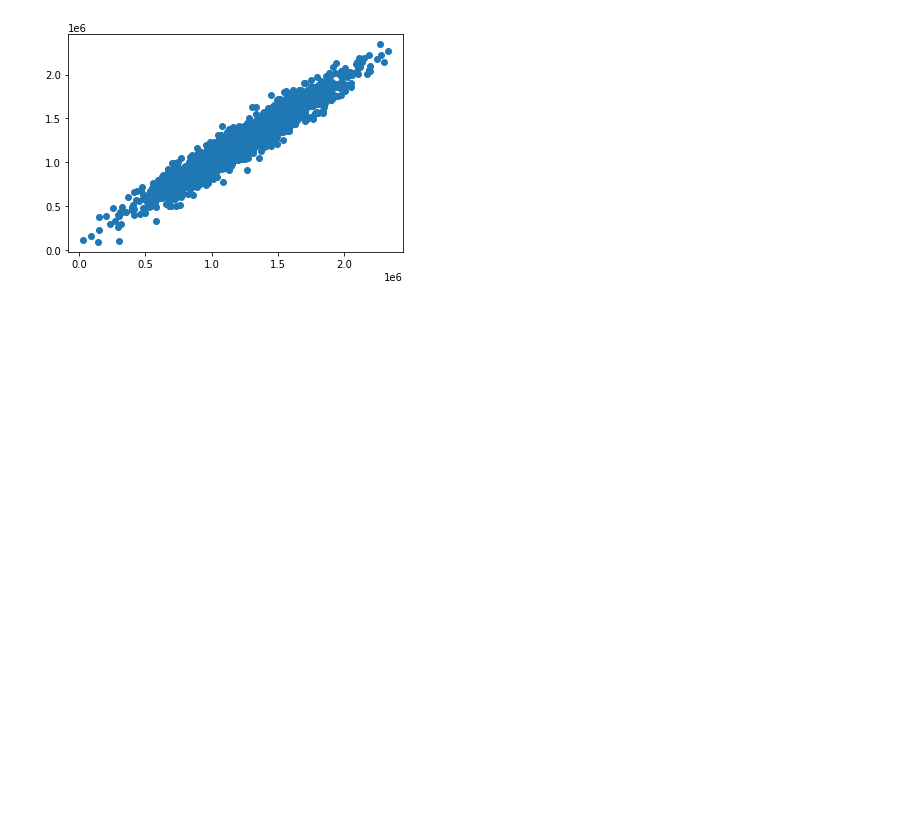
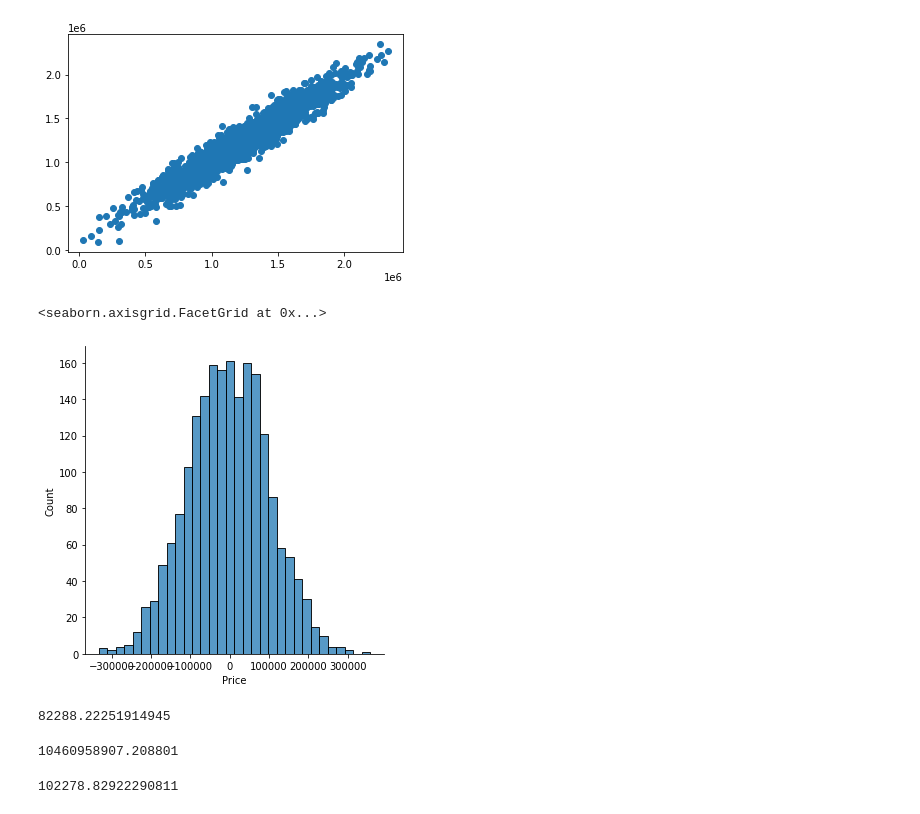
Before and after one commit to frau-muller/ml, a Jupyter notebook: pandas/ML/1линейная регрессия.ipynb, the cells around one changed output. Saved outputs shown, nothing was run; the diff lists cells and outputs as text; code cells hidden in the pictures; blank space fills up the shorter version.

```diff
--- a/pandas/ML/1линейная регрессия.ipynb
+++ b/pandas/ML/1линейная регрессия.ipynb
@@ -165,3 +165,9 @@ plt.scatter(y_test,predictions)
 # %% [output]
 <matplotlib.collections.PathCollection at 0x...>
 [figure]
+# %%
+#гистограмма распределения остаттков.Если рапеделены нормально,значит модель выбрана правильно
+sns.displot((y_test-predictions))
+# %% [output]
+<seaborn.axisgrid.FacetGrid at 0x...>
+[figure, added]
@@ -167,0 +177,12 @@ plt.scatter(y_test,predictions)
+# %%
+metrics.mean_absolute_error(y_test,predictions)
+# %% [output]
+82288.22251914945
+# %%
+metrics.mean_squared_error(y_test,predictions)
+# %% [output]
+10460958907.208801
+# %%
+np.sqrt(metrics.mean_squared_error(y_test,predictions))
+# %% [output]
+102278.82922290811
```
Also changed, not shown: parts of 1 cell of this notebook.
